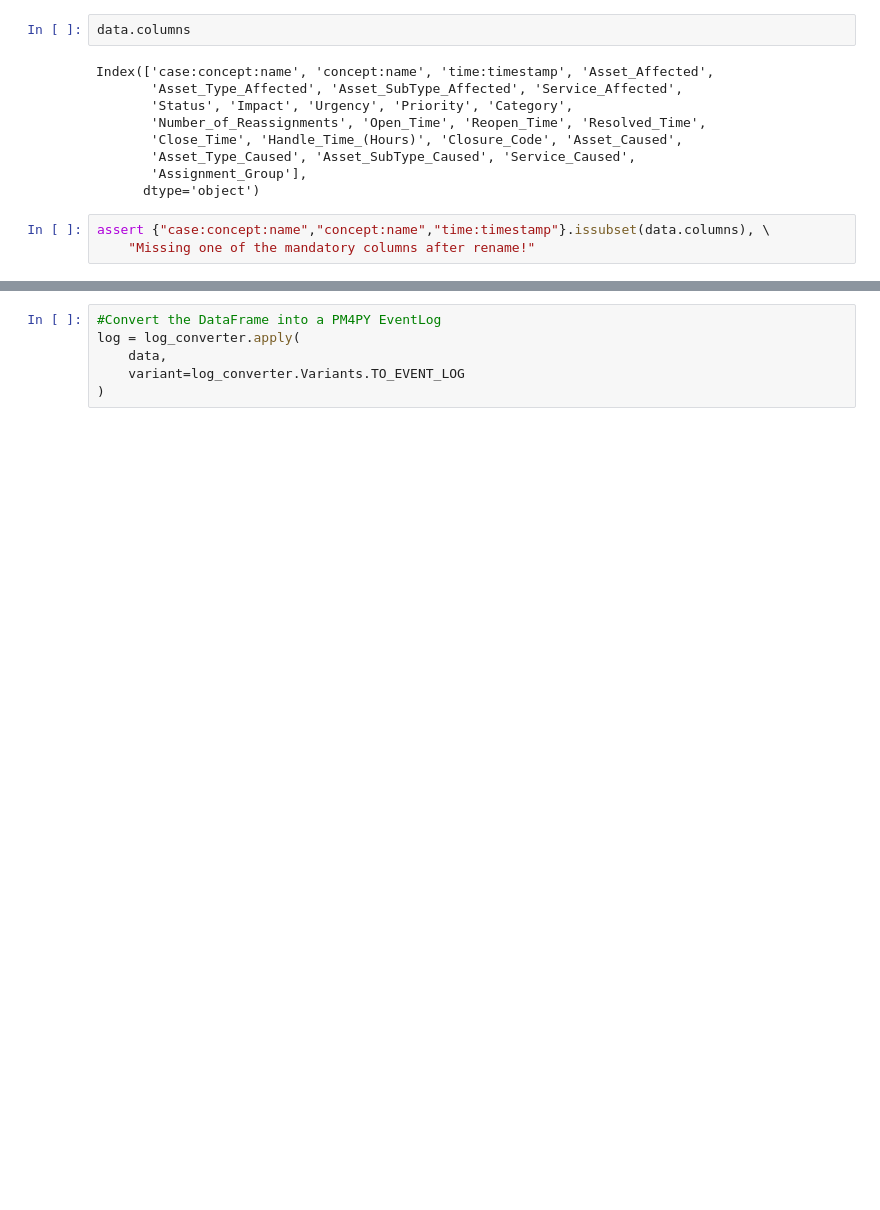
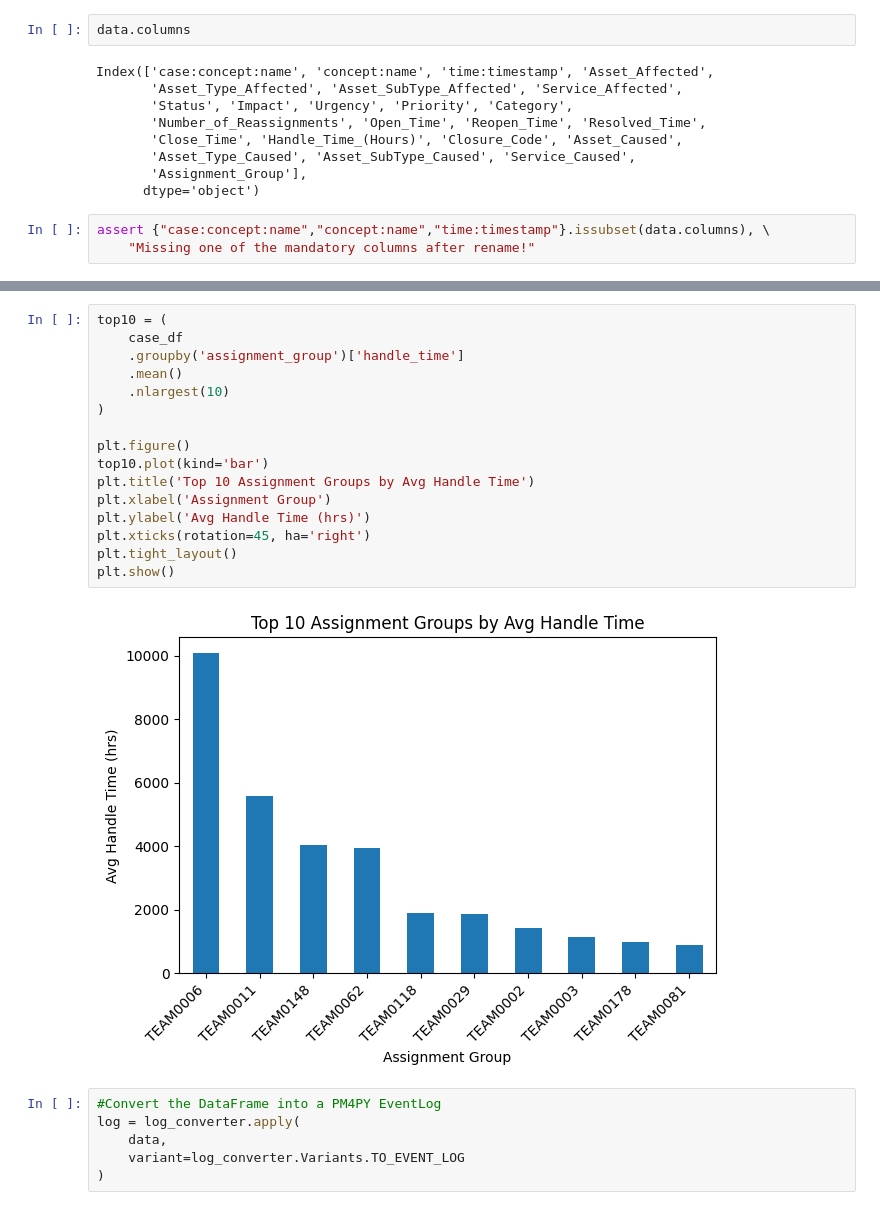
Before and after one commit to sof1a03/Process-Mining, a Jupyter notebook: assigment_stats.ipynb, the cells around one changed output, grey strips where cells are left out. Saved outputs shown, nothing was run; the diff lists cells and outputs as text; blank space fills up the shorter version.

```diff
--- a/assigment_stats.ipynb
+++ b/assigment_stats.ipynb
@@ -77,3 +497,21 @@ Number of columns:         24
+# %%
+top10 = (
+    case_df
+    .groupby('assignment_group')['handle_time']
+    .mean()
+    .nlargest(10)
+)
+
+plt.figure()
+top10.plot(kind='bar')
+plt.title('Top 10 Assignment Groups by Avg Handle Time')
+plt.xlabel('Assignment Group')
+plt.ylabel('Avg Handle Time (hrs)')
+plt.xticks(rotation=45, ha='right')
+plt.tight_layout()
+plt.show()
+# %% [output]
+[figure, added]
 # %%
 #Convert the DataFrame into a PM4PY EventLog
 log = log_converter.apply(
```
Also changed, not shown: parts of 26 cells of this notebook.
